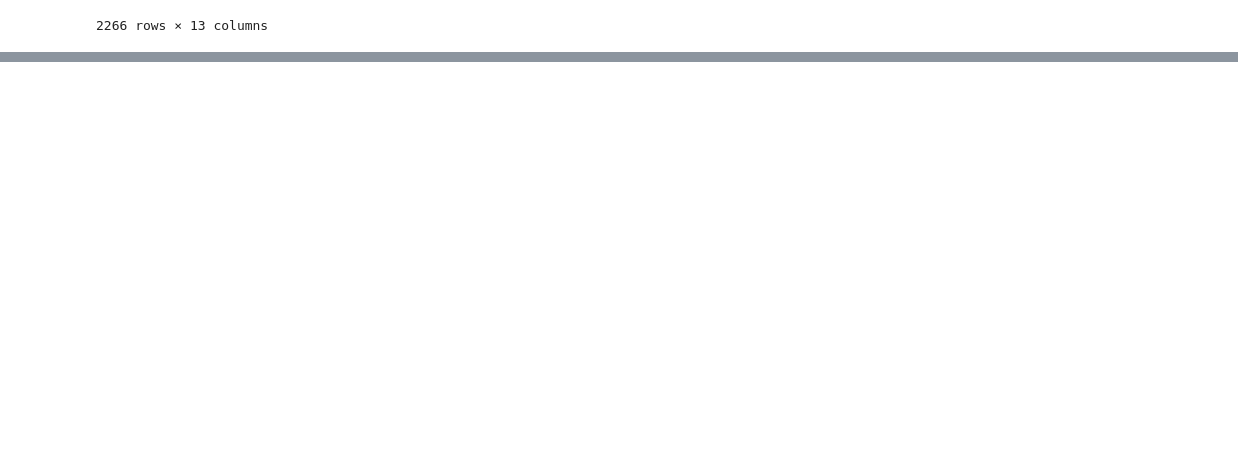
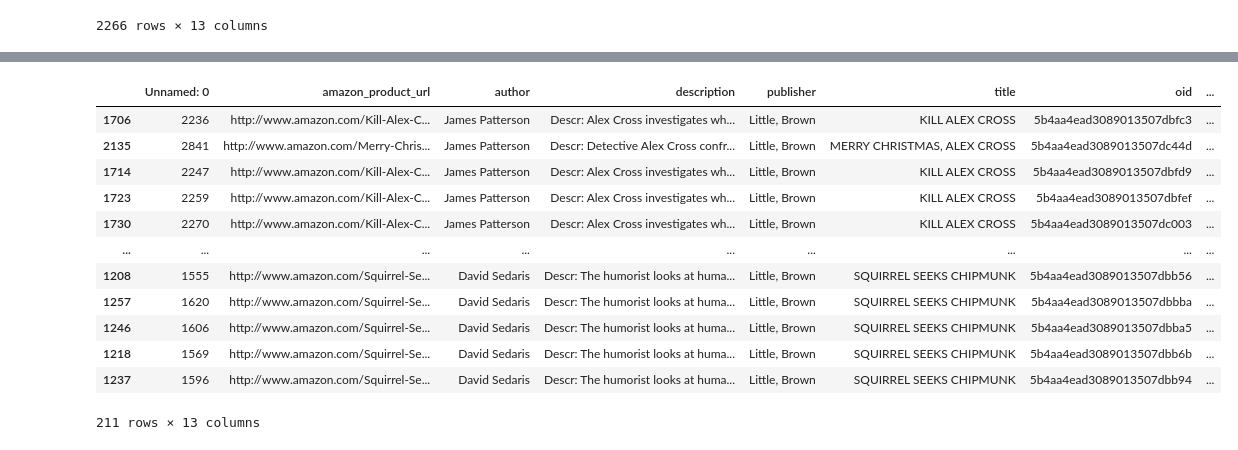
Before and after one commit to galileoguzman/bedu-data-04, a Jupyter notebook: data_analysis_nyt_bestsellers (Sorting).ipynb, the cells around one changed output, grey strips where cells are left out. Cells and saved outputs as stored; diff of their text form; code cells hidden in the pictures; blank space fills up the shorter version.

```diff
--- a/data_analysis_nyt_bestsellers (Sorting).ipynb
+++ b/data_analysis_nyt_bestsellers (Sorting).ipynb
@@ -35,0 +67,18 @@ df['published_date.numberLong'] = pd.to_datetime(df['published_date.numberLong']
+# %%
+df_little_brown = df[df['publisher'] == 'Little, Brown']
+# %%
+df_little_brown.sort_values('price.numberDouble', ascending=False)
+# %% [output]
+|  | Unnamed: 0 | amazon_product_url | author | description | publisher | title | oid | ... |
+| 1706 | 2236 | http://www.amazon.com/Kill-Alex-C... | James Patterson | Descr: Alex Cross investigates wh... | Little, Brown | KILL ALEX CROSS | 5b4aa4ead3089013507dbfc3 | ... |
+| 2135 | 2841 | http://www.amazon.com/Merry-Chris... | James Patterson | Descr: Detective Alex Cross confr... | Little, Brown | MERRY CHRISTMAS, ALEX CROSS | 5b4aa4ead3089013507dc44d | ... |
+| 1714 | 2247 | http://www.amazon.com/Kill-Alex-C... | James Patterson | Descr: Alex Cross investigates wh... | Little, Brown | KILL ALEX CROSS | 5b4aa4ead3089013507dbfd9 | ... |
+| 1723 | 2259 | http://www.amazon.com/Kill-Alex-C... | James Patterson | Descr: Alex Cross investigates wh... | Little, Brown | KILL ALEX CROSS | 5b4aa4ead3089013507dbfef | ... |
+| 1730 | 2270 | http://www.amazon.com/Kill-Alex-C... | James Patterson | Descr: Alex Cross investigates wh... | Little, Brown | KILL ALEX CROSS | 5b4aa4ead3089013507dc003 | ... |
+| ... | ... | ... | ... | ... | ... | ... | ... | ... |
+| 1208 | 1555 | http://www.amazon.com/Squirrel-Se... | David Sedaris | Descr: The humorist looks at huma... | Little, Brown | SQUIRREL SEEKS CHIPMUNK | 5b4aa4ead3089013507dbb56 | ... |
+| 1257 | 1620 | http://www.amazon.com/Squirrel-Se... | David Sedaris | Descr: The humorist looks at huma... | Little, Brown | SQUIRREL SEEKS CHIPMUNK | 5b4aa4ead3089013507dbbba | ... |
+| 1246 | 1606 | http://www.amazon.com/Squirrel-Se... | David Sedaris | Descr: The humorist looks at huma... | Little, Brown | SQUIRREL SEEKS CHIPMUNK | 5b4aa4ead3089013507dbba5 | ... |
+| 1218 | 1569 | http://www.amazon.com/Squirrel-Se... | David Sedaris | Descr: The humorist looks at huma... | Little, Brown | SQUIRREL SEEKS CHIPMUNK | 5b4aa4ead3089013507dbb6b | ... |
+| 1237 | 1596 | http://www.amazon.com/Squirrel-Se... | David Sedaris | Descr: The humorist looks at huma... | Little, Brown | SQUIRREL SEEKS CHIPMUNK | 5b4aa4ead3089013507dbb94 | ... |
+211 rows × 13 columns
```
Also changed, not shown: parts of 4 cells of this notebook, 2 other files.
